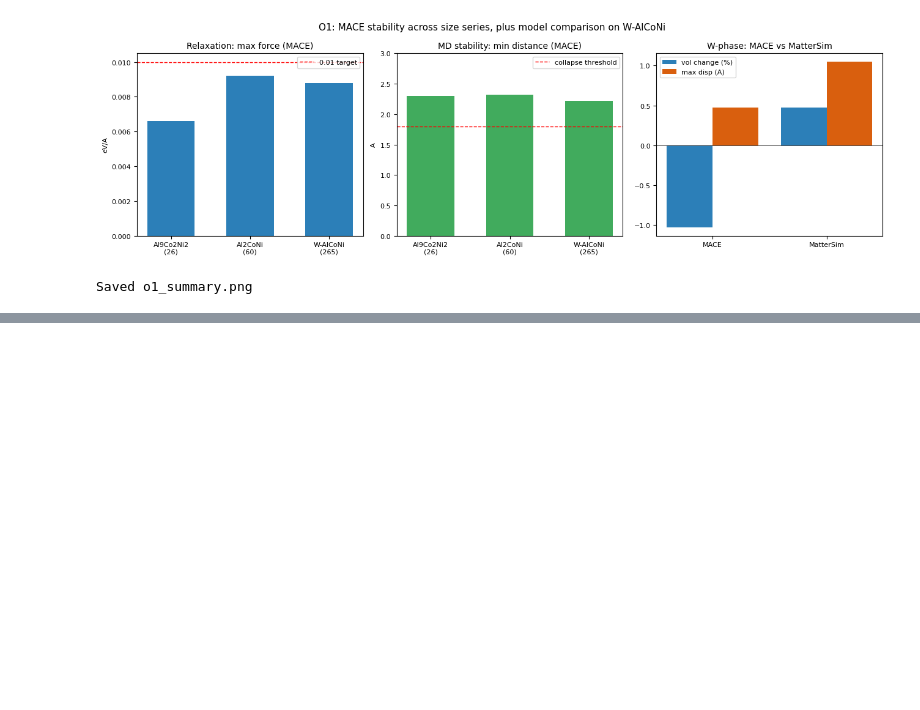
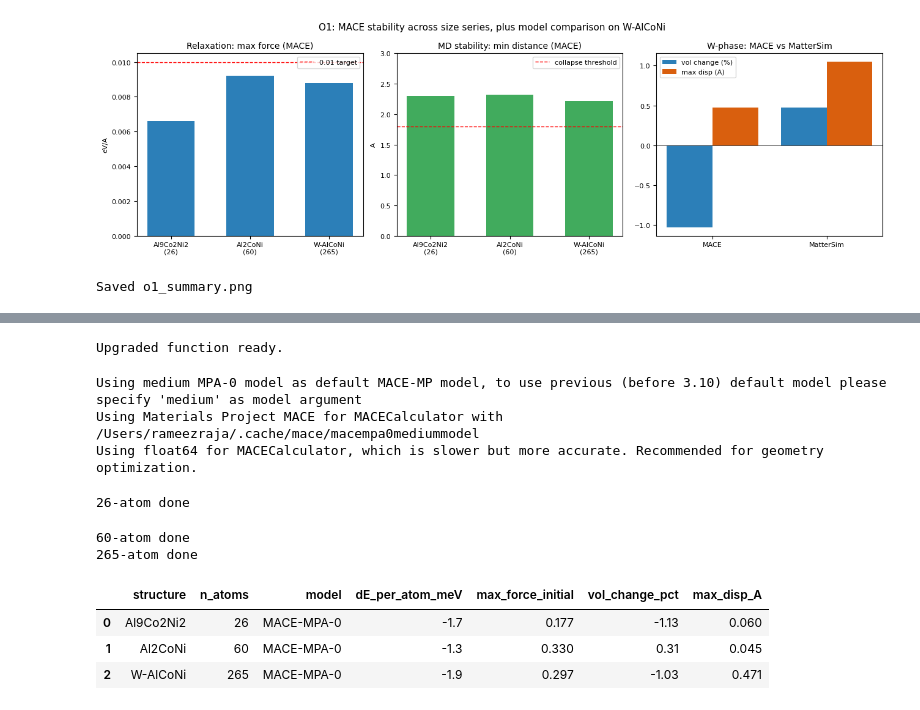
Before and after one commit to contactrameezraja/quasicrystal-mace, a Jupyter notebook: O1_Structure.ipynb, the cells around one changed output, grey strips where cells are left out. Cells and saved outputs as stored; diff of their text form; code cells hidden in the pictures; blank space fills up the shorter version.

```diff
--- a/O1_Structure.ipynb
+++ b/O1_Structure.ipynb
@@ -797,0 +893,80 @@ Saved o1_summary.png
+# %%
+import numpy as np
+from ase.optimize import BFGS
+from ase.filters import FrechetCellFilter
+
+def relax_with_diagnostics(structure_name, n_atoms, model_name, calc, base_atoms):
+    """Relaxation capturing Albert's meaningful quantities."""
+    a = base_atoms.copy()
+    a.calc = calc
+
+    # BEFORE relaxation
+    e_initial = a.get_potential_energy()
+    f_initial = a.get_forces()
+    max_force_initial = np.sqrt((f_initial**2).sum(axis=1)).max()
+    v0 = a.get_volume()
+    p0 = a.get_positions().copy()
+
+    # relax
+    opt = BFGS(FrechetCellFilter(a), logfile=None)
+    opt.run(fmax=0.01)
+
+    # AFTER relaxation
+    e_final = a.get_potential_energy()
+    n = len(a)
+    disp = np.sqrt(((a.get_positions() - p0)**2).sum(axis=1))
+
+    return {
+        "structure": structure_name,
+        "n_atoms": n_atoms,
+        "model": model_name,
+        "dE_per_atom_meV": round(1000*(e_final - e_initial)/n, 1),  # energy CHANGE, meV/atom
+        "max_force_initial": round(max_force_initial, 3),            # how far from equilibrium we started
+        "vol_change_pct": round(100*(a.get_volume()-v0)/v0, 2),
+        "max_disp_A": round(disp.max(), 3),
+    }
+
+print("Upgraded function ready.")
+# %% [output]
+Upgraded function ready.
+# %%
+from mace.calculators import mace_mp
+calc = mace_mp(model="medium-mpa-0", device="cpu", default_dtype="float64")
+
+def get_atoms(parse_result):
+    # handles parse returning either atoms, or (atoms, dropped)
+    if isinstance(parse_result, tuple):
+        return parse_result[0]
+    return parse_result
+
+new_results = []
+
+# 26-atom (uses parse_fig5 for the one-line-cell format)
+a26 = get_atoms(parse_fig5("Al9Co2Ni2-coords.txt"))
+new_results.append(relax_with_diagnostics("Al9Co2Ni2", 26, "MACE-MPA-0", calc, a26))
+print("26-atom done")
+
+# 60-atom
+a60 = get_atoms(parse("Al2CoNi-coords.txt"))
+new_results.append(relax_with_diagnostics("Al2CoNi", 60, "MACE-MPA-0", calc, a60))
+print("60-atom done")
+
+# 265-atom W-phase
+a265 = get_atoms(parse("W-AlCoNi-coords"))
+new_results.append(relax_with_diagnostics("W-AlCoNi", 265, "MACE-MPA-0", calc, a265))
+print("265-atom done")
+
+import pandas as pd
+df = pd.DataFrame(new_results)
+df
+# %% [output]
+Using medium MPA-0 model as default MACE-MP model, to use previous (before 3.10) default model please specify 'medium' as model argument
+Using Materials Project MACE for MACECalculator with /Users/rameezraja/.cache/mace/macempa0mediummodel
+Using float64 for MACECalculator, which is slower but more accurate. Recommended for geometry optimization.
+26-atom done
+60-atom done
+265-atom done
+|  | structure | n_atoms | model | dE_per_atom_meV | max_force_initial | vol_change_pct | max_disp_A |
+| 0 | Al9Co2Ni2 | 26 | MACE-MPA-0 | -1.7 | 0.177 | -1.13 | 0.060 |
+| 1 | Al2CoNi | 60 | MACE-MPA-0 | -1.3 | 0.330 | 0.31 | 0.045 |
+| 2 | W-AlCoNi | 265 | MACE-MPA-0 | -1.9 | 0.297 | -1.03 | 0.471 |
```
Also changed, not shown: parts of 9 cells of this notebook, 7 other files.
